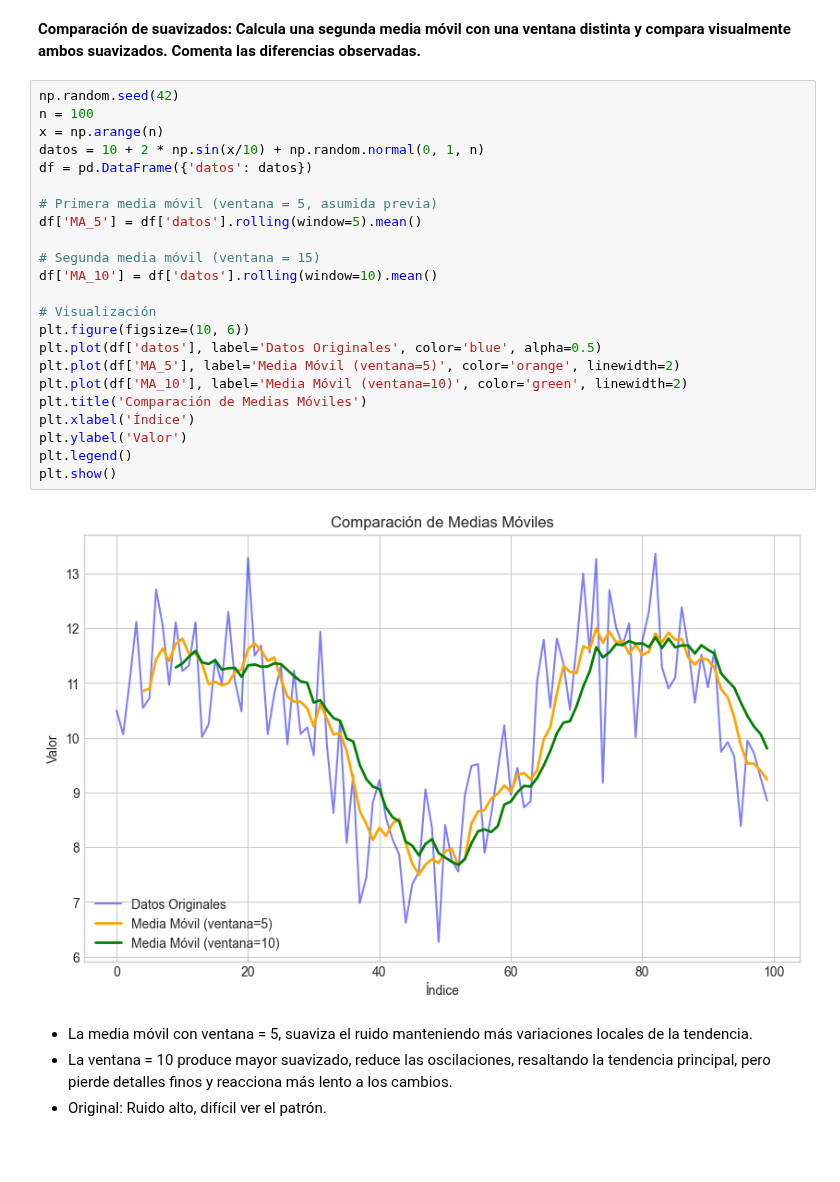
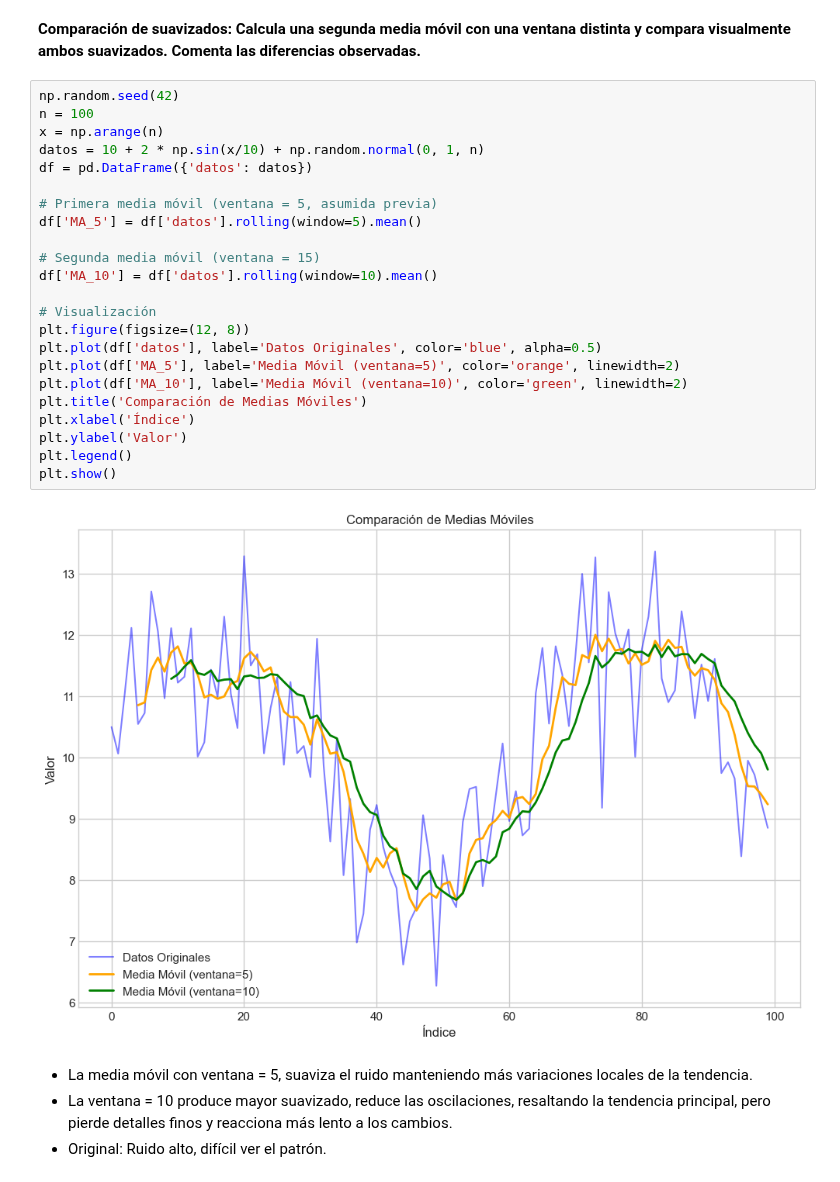
Before and after one commit to jacc1087/Estadistica, a Jupyter notebook: PracticaEstadistica__Contreras_Caño_Jose_Angel.ipynb, the cells around one changed output. Cells and saved outputs as stored; diff of their text form; blank space fills up the shorter version.

```diff
--- a/PracticaEstadistica__Contreras_Caño_Jose_Angel.ipynb
+++ b/PracticaEstadistica__Contreras_Caño_Jose_Angel.ipynb
@@ -1149,28 +1149,28 @@ plt.show()
 # %%
 np.random.seed(42)
 n = 100
 x = np.arange(n)
 datos = 10 + 2 * np.sin(x/10) + np.random.normal(0, 1, n)
 df = pd.DataFrame({'datos': datos})
 
 # Primera media móvil (ventana = 5, asumida previa)
 df['MA_5'] = df['datos'].rolling(window=5).mean()
 
 # Segunda media móvil (ventana = 15)
 df['MA_10'] = df['datos'].rolling(window=10).mean()
 
 # Visualización
-plt.figure(figsize=(10, 6))
+plt.figure(figsize=(12, 8))
 plt.plot(df['datos'], label='Datos Originales', color='blue', alpha=0.5)
 plt.plot(df['MA_5'], label='Media Móvil (ventana=5)', color='orange', linewidth=2)
 plt.plot(df['MA_10'], label='Media Móvil (ventana=10)', color='green', linewidth=2)
 plt.title('Comparación de Medias Móviles')
 plt.xlabel('Índice')
 plt.ylabel('Valor')
 plt.legend()
 plt.show()
 # %% [output]
-[figure, old version]
+[figure, new version]
 # %% [markdown]
 -   La media móvil con ventana = 5, suaviza el ruido manteniendo más variaciones locales de la tendencia.
 -   La ventana = 10 produce mayor suavizado, reduce las oscilaciones, resaltando la tendencia principal, pero pierde detalles finos y reacciona más lento a los cambios.
```
Also changed, not shown: parts of 3 cells of this notebook.
